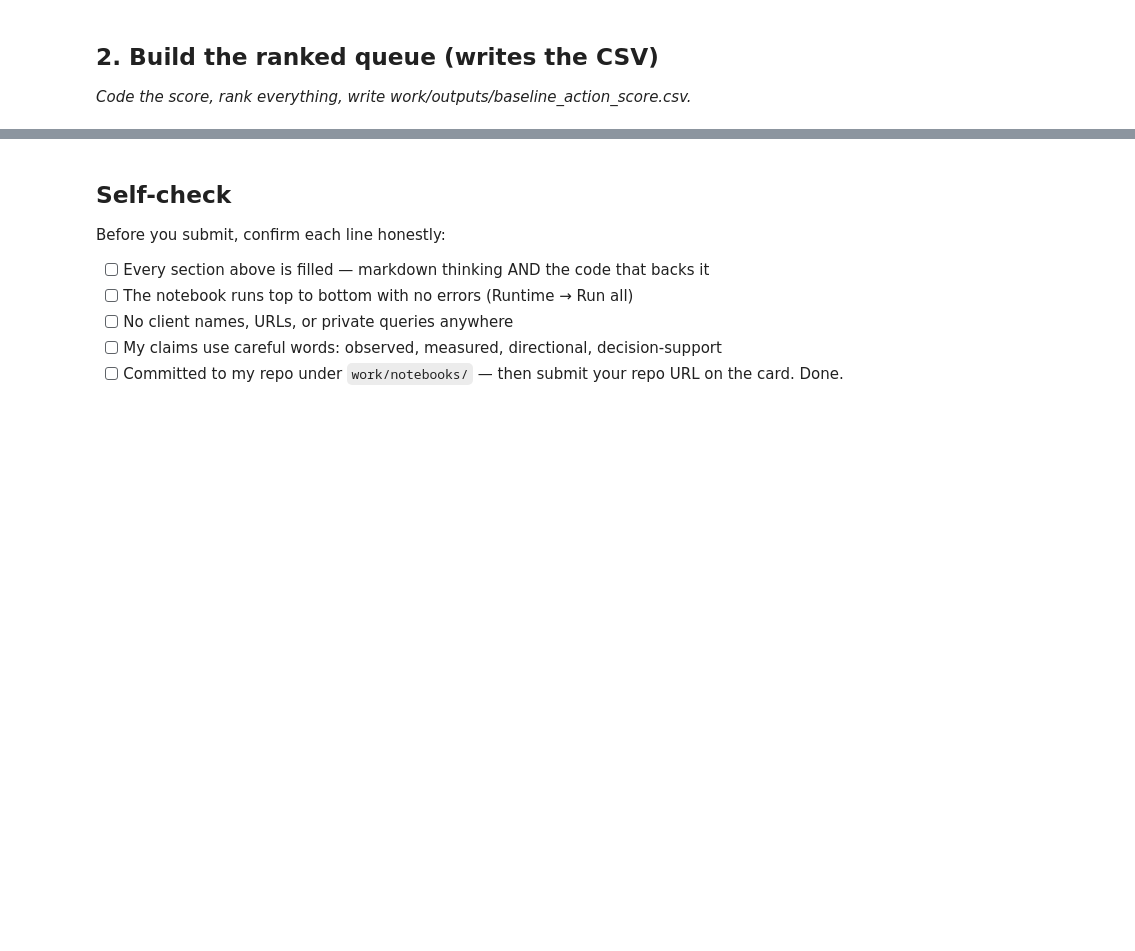
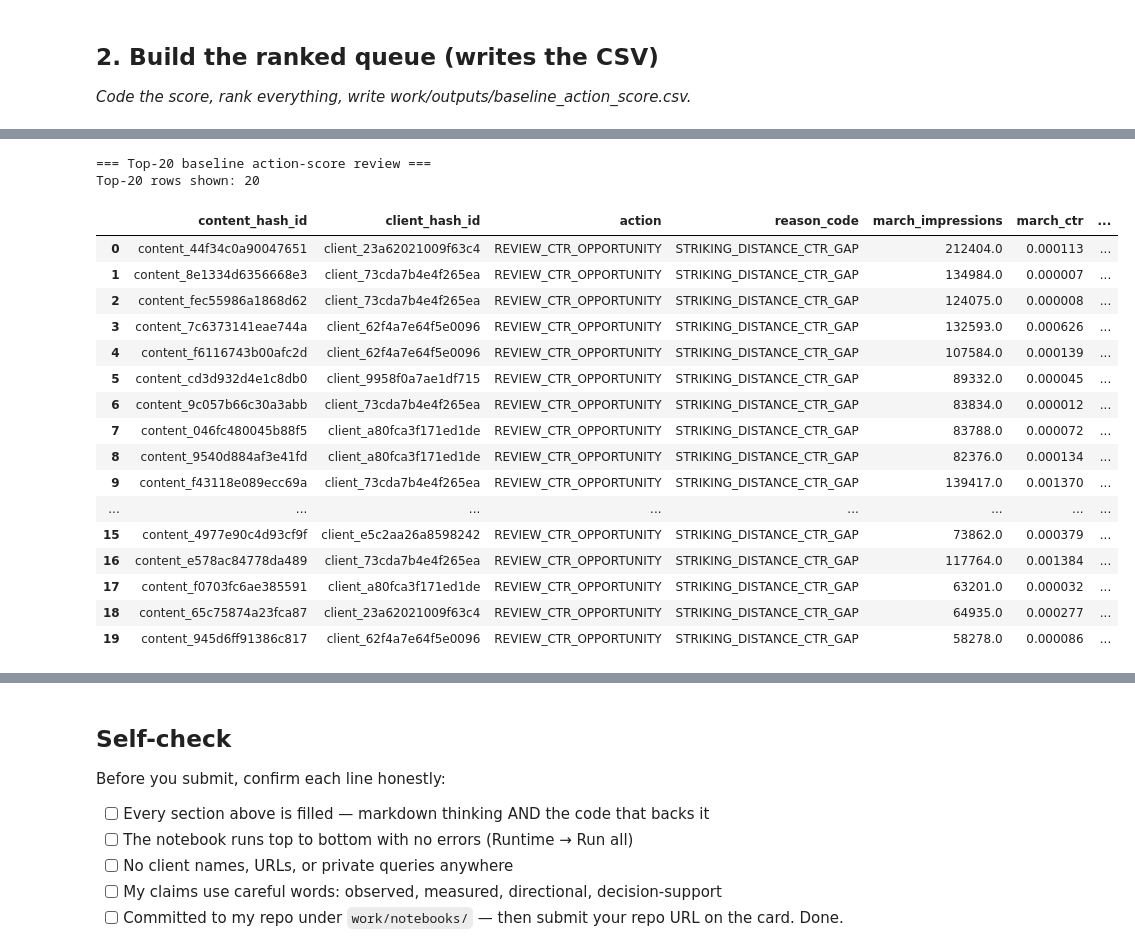
Before and after one commit to ramyaa-hegde/flyrank-ml-internship-tasks, a Jupyter notebook: work/notebooks/w04_baseline_score.ipynb, the cells around one changed output, grey strips where cells are left out. Drawn from its saved outputs; the diff is of its cells as text; code cells hidden in the pictures; blank space fills up the shorter version.

Commit message:
Complete ML-07 baseline action score and top-20 review

```diff
--- a/work/notebooks/w04_baseline_score.ipynb
+++ b/work/notebooks/w04_baseline_score.ipynb
@@ -242,0 +205,72 @@ Leakage Check: 0 leaked columns found in feature set.
+# %%
+# Top-20 review: real candidates from the saved baseline queue
+
+top_20_review = (
+    baseline_queue[
+        baseline_queue["action_label"] == "REVIEW_CTR_OPPORTUNITY"
+    ]
+    .head(20)
+    .copy()
+)
+
+top_20_review["confidence_note"] = top_20_review.apply(
+    lambda row: (
+        f"More reliable observed signal: {int(row['observed_days'])} observed days "
+        f"and {int(row['march_impressions']):,} impressions."
+        if row["observed_days"] >= 28
+        else (
+            f"Use extra care: only {int(row['observed_days'])} observed days, "
+            f"despite {int(row['march_impressions']):,} impressions."
+        )
+    ),
+    axis=1,
+)
+
+top_20_review["what_would_make_it_wrong"] = (
+    "The CTR gap may reflect query mix, SERP features, brand intent, or measurement "
+    "limits rather than a title, snippet, or page-content opportunity."
+)
+
+top_20_review = top_20_review.rename(
+    columns={"action_label": "action"}
+)
+
+print("=== Top-20 baseline action-score review ===")
+print(f"Top-20 rows shown: {len(top_20_review)}")
+
+display(
+    top_20_review[
+        [
+            "content_hash_id",
+            "client_hash_id",
+            "action",
+            "reason_code",
+            "march_impressions",
+            "march_ctr",
+            "march_avg_position",
+            "action_score",
+            "confidence_note",
+            "what_would_make_it_wrong",
+        ]
+    ]
+)
+# %% [output]
+=== Top-20 baseline action-score review ===
+Top-20 rows shown: 20
+|  | content_hash_id | client_hash_id | action | reason_code | march_impressions | march_ctr | ... |
+| 0 | content_44f34c0a90047651 | client_23a62021009f63c4 | REVIEW_CTR_OPPORTUNITY | STRIKING_DISTANCE_CTR_GAP | 212404.0 | 0.000113 | ... |
+| 1 | content_8e1334d6356668e3 | client_73cda7b4e4f265ea | REVIEW_CTR_OPPORTUNITY | STRIKING_DISTANCE_CTR_GAP | 134984.0 | 0.000007 | ... |
+| 2 | content_fec55986a1868d62 | client_73cda7b4e4f265ea | REVIEW_CTR_OPPORTUNITY | STRIKING_DISTANCE_CTR_GAP | 124075.0 | 0.000008 | ... |
+| 3 | content_7c6373141eae744a | client_62f4a7e64f5e0096 | REVIEW_CTR_OPPORTUNITY | STRIKING_DISTANCE_CTR_GAP | 132593.0 | 0.000626 | ... |
+| 4 | content_f6116743b00afc2d | client_62f4a7e64f5e0096 | REVIEW_CTR_OPPORTUNITY | STRIKING_DISTANCE_CTR_GAP | 107584.0 | 0.000139 | ... |
+| 5 | content_cd3d932d4e1c8db0 | client_9958f0a7ae1df715 | REVIEW_CTR_OPPORTUNITY | STRIKING_DISTANCE_CTR_GAP | 89332.0 | 0.000045 | ... |
+| 6 | content_9c057b66c30a3abb | client_73cda7b4e4f265ea | REVIEW_CTR_OPPORTUNITY | STRIKING_DISTANCE_CTR_GAP | 83834.0 | 0.000012 | ... |
+| 7 | content_046fc480045b88f5 | client_a80fca3f171ed1de | REVIEW_CTR_OPPORTUNITY | STRIKING_DISTANCE_CTR_GAP | 83788.0 | 0.000072 | ... |
+| 8 | content_9540d884af3e41fd | client_a80fca3f171ed1de | REVIEW_CTR_OPPORTUNITY | STRIKING_DISTANCE_CTR_GAP | 82376.0 | 0.000134 | ... |
+| 9 | content_f43118e089ecc69a | client_73cda7b4e4f265ea | REVIEW_CTR_OPPORTUNITY | STRIKING_DISTANCE_CTR_GAP | 139417.0 | 0.001370 | ... |
+| ... | ... | ... | ... | ... | ... | ... | ... |
+| 15 | content_4977e90c4d93cf9f | client_e5c2aa26a8598242 | REVIEW_CTR_OPPORTUNITY | STRIKING_DISTANCE_CTR_GAP | 73862.0 | 0.000379 | ... |
+| 16 | content_e578ac84778da489 | client_73cda7b4e4f265ea | REVIEW_CTR_OPPORTUNITY | STRIKING_DISTANCE_CTR_GAP | 117764.0 | 0.001384 | ... |
+| 17 | content_f0703fc6ae385591 | client_a80fca3f171ed1de | REVIEW_CTR_OPPORTUNITY | STRIKING_DISTANCE_CTR_GAP | 63201.0 | 0.000032 | ... |
+| 18 | content_65c75874a23fca87 | client_23a62021009f63c4 | REVIEW_CTR_OPPORTUNITY | STRIKING_DISTANCE_CTR_GAP | 64935.0 | 0.000277 | ... |
+| 19 | content_945d6ff91386c817 | client_62f4a7e64f5e0096 | REVIEW_CTR_OPPORTUNITY | STRIKING_DISTANCE_CTR_GAP | 58278.0 | 0.000086 | ... |
```
Also changed, not shown: parts of 16 cells of this notebook.
